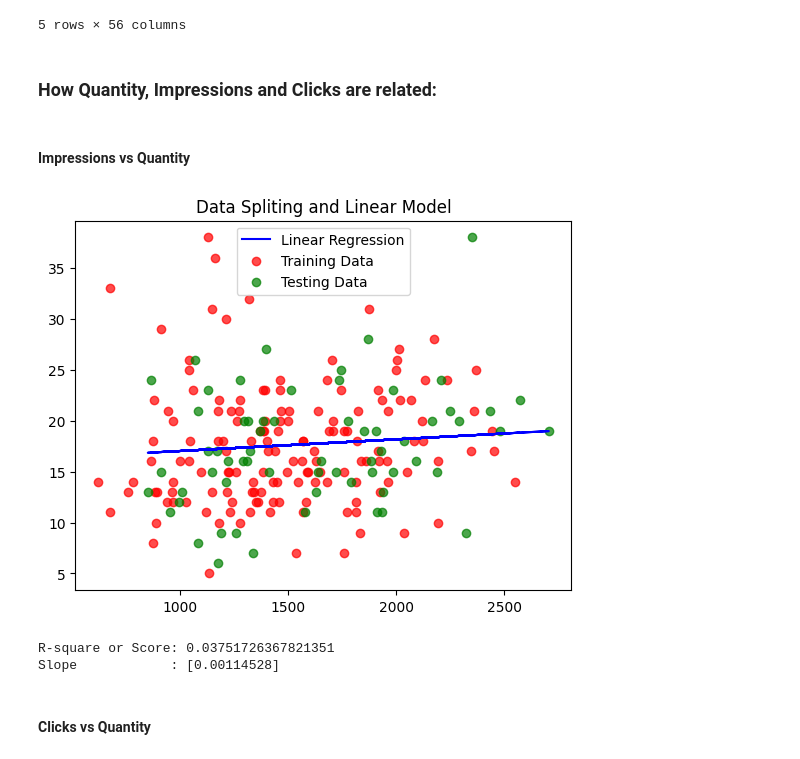
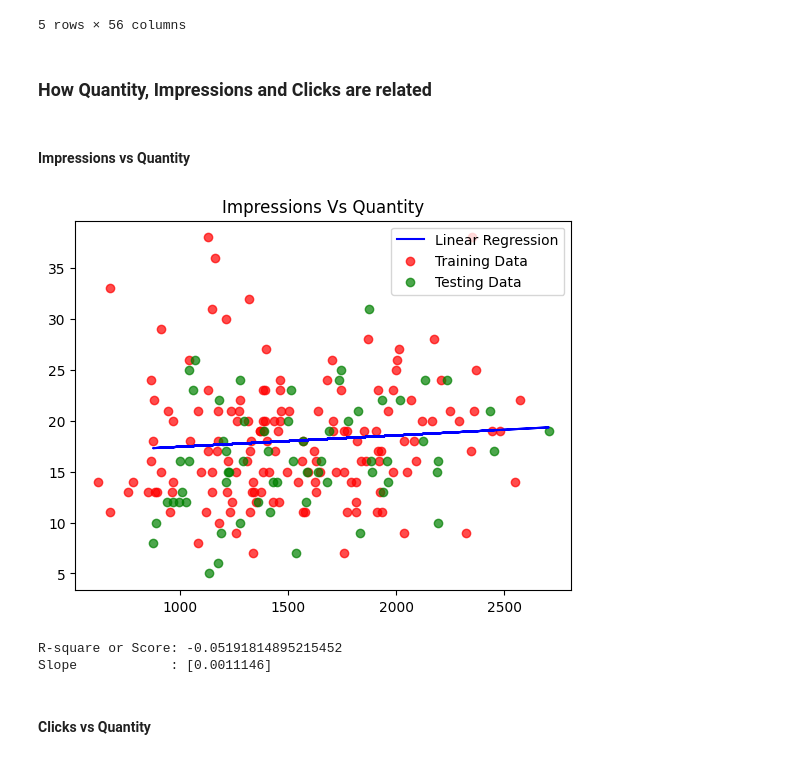
Before and after one commit to springboardmentor139/Demand-Forecasting-For-E-commerce, a Jupyter notebook: Prathamesh Magare/Demand_Forecasting_Retailer.ipynb, the cells around one changed output. Saved outputs shown, nothing was run; the diff lists cells and outputs as text; code cells hidden in the pictures.

```diff
--- a/Prathamesh Magare/Demand_Forecasting_Retailer.ipynb
+++ b/Prathamesh Magare/Demand_Forecasting_Retailer.ipynb
@@ -112,7 +114,7 @@ def kpss_test(timeseries):
 # %% [markdown]
 #### LR Model Function
 # %%
-def LRModelResult(X, y):
+def LRModelResult(X, y, X_col, Y_col):
     X_train, X_test, y_train, y_test = train_test_split( X, y, train_size = 0.7, test_size = 0.3)
     lr = LinearRegression()
     lr.fit(X_train.values.reshape(-1,1), y_train.values)
@@ -120,8 +122,8 @@ def LRModelResult(X, y):
     plt.plot(X_test, prediction, label='Linear Regression', color='b')
     plt.scatter(X_train, y_train, label = "Training Data", color = 'red', alpha=.7)
     plt.scatter(X_test, y_test, label= "Testing Data", color='green', alpha=.7)
-    plt.title('Data Spliting and Linear Model')
-    plt.legend()
+    plt.title(f'{X_col} Vs {Y_col}')
+    plt.legend(loc='upper right')
     plt.show()
     print(f'R-square or Score: {lr.score(X_test.values.reshape(-1,1), y_test.values)}')
     print(f'Slope            : {lr.coef_}')
@@ -904,15 +912,15 @@ product_clicks_impression_update.head()
 | 4 | 2021-12-05 | 33 | 451 | 678 | 27.45 | 30.67 | 1 | ... |
 5 rows × 56 columns
 # %% [markdown]
-### How Quantity, Impressions and Clicks are related:
+### How Quantity, Impressions and Clicks are related
 # %% [markdown]
 #### Impressions vs Quantity
 # %%
-LRModelResult(X = product_clicks_impression['Impressions'],y = product_clicks_impression['Quantity'])
+LRModelResult(X = product_clicks_impression['Impressions'],y = product_clicks_impression['Quantity'], X_col = 'Impressions', Y_col = 'Quantity')
 # %% [output]
-[figure, old version]
+[figure, new version]
-R-square or Score: 0.03751726367821351
-Slope            : [0.00114528]
+R-square or Score: -0.05191814895215452
+Slope            : [0.0011146]
 # %% [markdown]
 #### Clicks vs Quantity
 # %%
```
Also changed, not shown: parts of 31 cells of this notebook.
